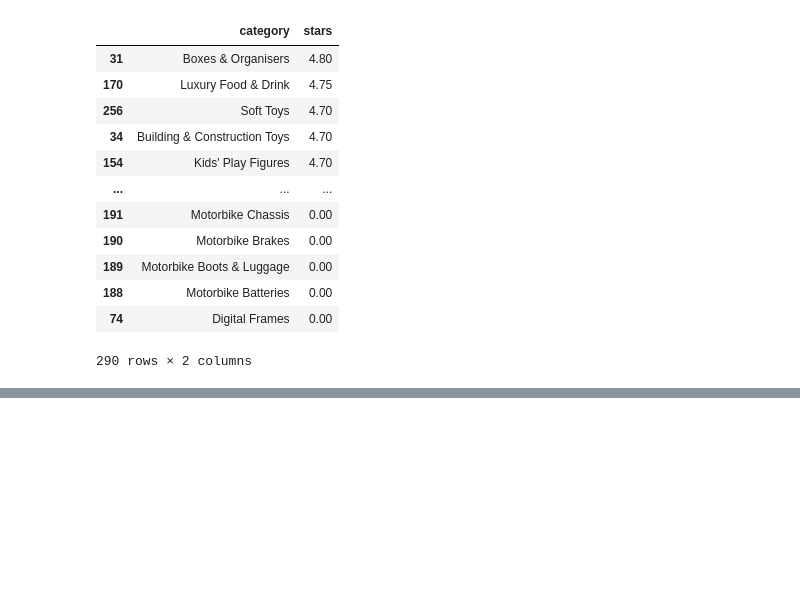
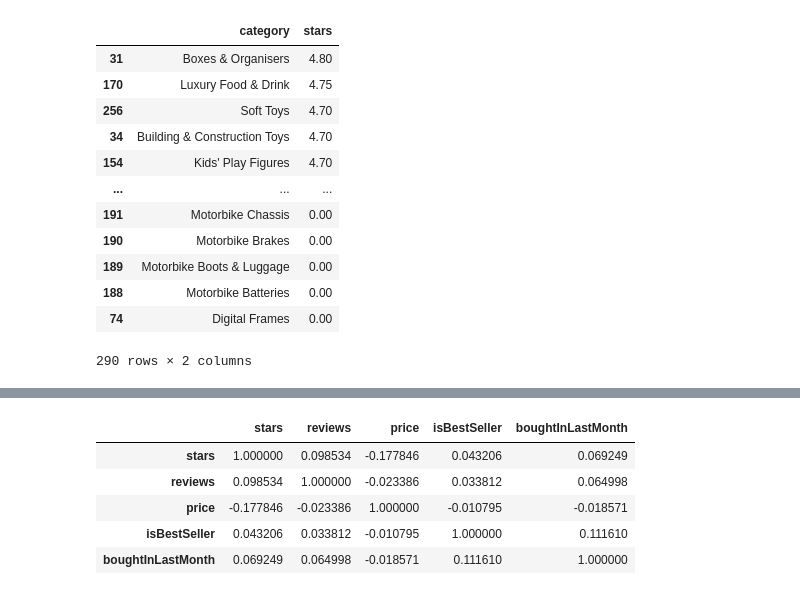
Before and after one commit to YuriBerlin/lab-eda-bivariate, a Jupyter notebook: EDA Bivariate Analysis.ipynb, the cells around one changed output, grey strips where cells are left out. Saved outputs shown, nothing was run; the diff lists cells and outputs as text; code cells hidden in the pictures; blank space fills up the shorter version.

```diff
--- a/EDA Bivariate Analysis.ipynb
+++ b/EDA Bivariate Analysis.ipynb
@@ -356,0 +379,12 @@ med_stars.sort_values(by='stars', ascending=False)
+# %%
+numerics = df_price_filtered._get_numeric_data()
+numerics = numerics.drop(['uid'], axis=1)
+correlation_matrix = numerics.corr()
+correlation_matrix
+# %% [output]
+|  | stars | reviews | price | isBestSeller | boughtInLastMonth |
+| stars | 1.000000 | 0.098534 | -0.177846 | 0.043206 | 0.069249 |
+| reviews | 0.098534 | 1.000000 | -0.023386 | 0.033812 | 0.064998 |
+| price | -0.177846 | -0.023386 | 1.000000 | -0.010795 | -0.018571 |
+| isBestSeller | 0.043206 | 0.033812 | -0.010795 | 1.000000 | 0.111610 |
+| boughtInLastMonth | 0.069249 | 0.064998 | -0.018571 | 0.111610 | 1.000000 |
```
Also changed, not shown: parts of 5 cells of this notebook.
